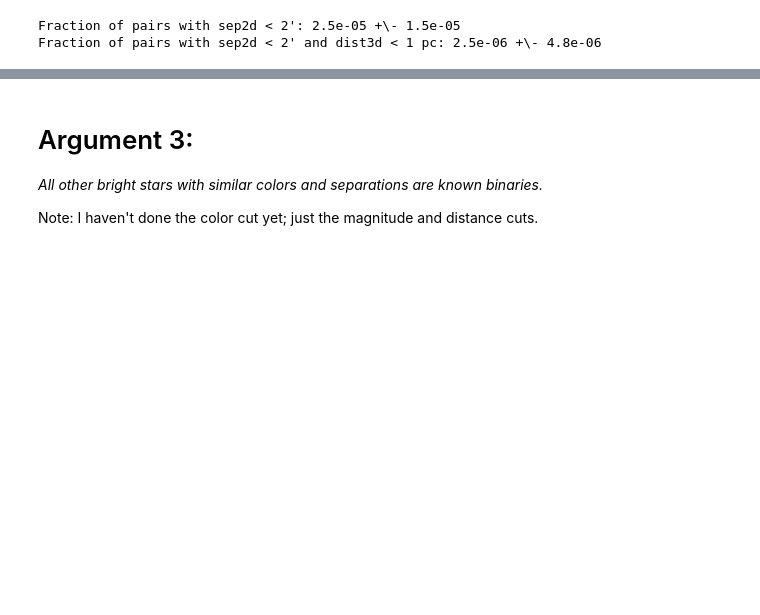
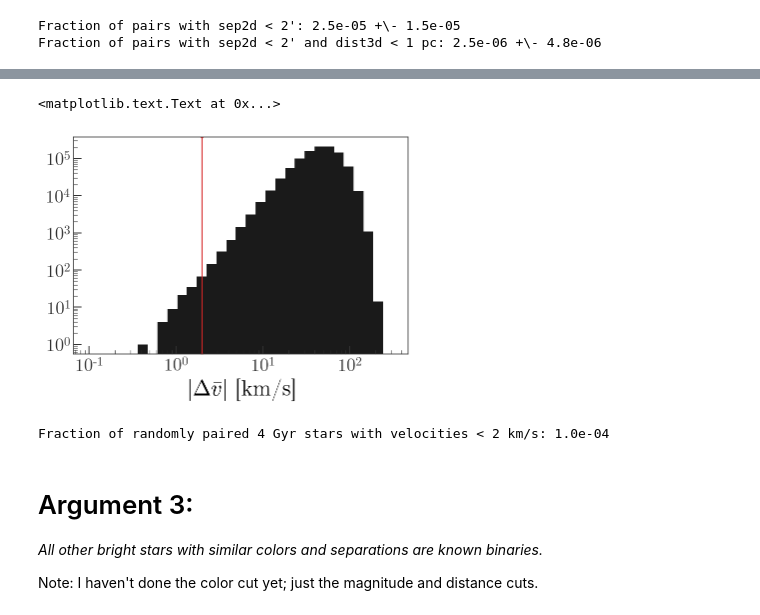
Before and after one commit to smoh/Group1199, a Jupyter notebook: notebooks/Are-they-associated.ipynb, the cells around one changed output, grey strips where cells are left out. Cells and saved outputs as stored; diff of their text form; code cells hidden in the pictures; blank space fills up the shorter version.

```diff
--- a/notebooks/Are-they-associated.ipynb
+++ b/notebooks/Are-they-associated.ipynb
@@ -153,4 +149,9 @@ dist, idx = kdt.query(matchflatxyz.T, nthneighbor)
 # %%
 sigma_N04 = [30, 20, 15.]
-v_G0 = np.random.normal(0, sigma_N04, (13000, 3))
-v_G2 = np.random.normal(0, sigma_N04, (17000, 3))
+
+# v_G0 = np.random.normal(np.zeros(3), sigma_N04, (13000, 3))
+# v_G2 = np.random.normal(np.zeros(3), sigma_N04, (17000, 3))
+
+v_G0 = np.random.normal(np.zeros(3), sigma_N04, (1000000, 3))
+v_G2 = np.random.normal(np.zeros(3), sigma_N04, (1000000, 3))
+v_diff = np.linalg.norm(v_G0 - v_G2, axis=-1)
@@ -167,3 +158,17 @@ v_G2 = np.random.normal(0, sigma_N04, (17000, 3))
+# %%
+plt.hist(v_diff, bins=np.logspace(-1, 2.5, 32));
+plt.axvline(2., color='tab:red')
+plt.xscale('log')
+plt.yscale('log')
+plt.xlabel(r'$|\Delta\bar{v}|$ [km/s]')
+# %% [output]
+<matplotlib.text.Text at 0x...>
+[figure, added]
+# %%
+print("Fraction of randomly paired 4 Gyr stars with velocities < 2 km/s: {:.1e}"
+      .format((v_diff < 2.).sum() / len(v_diff)))
+# %% [output]
+Fraction of randomly paired 4 Gyr stars with velocities < 2 km/s: 1.0e-04
 # %% [markdown]
 # Argument 3:
 
```
Also changed, not shown: parts of 6 cells of this notebook.
